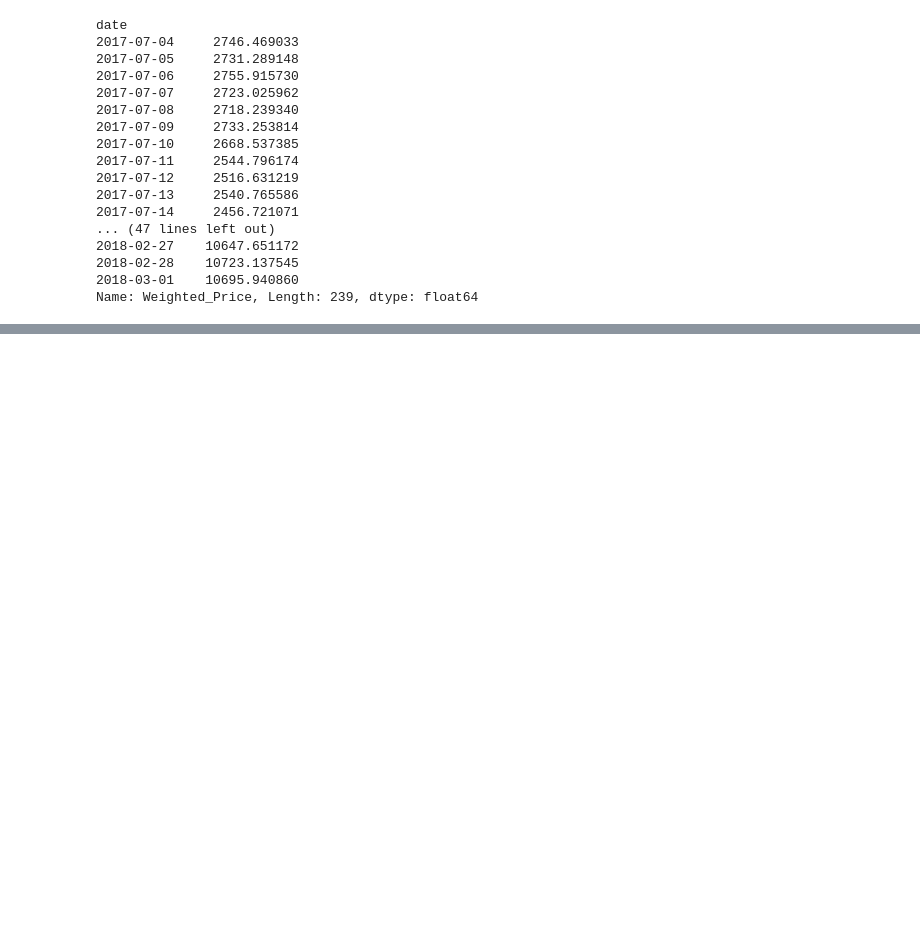
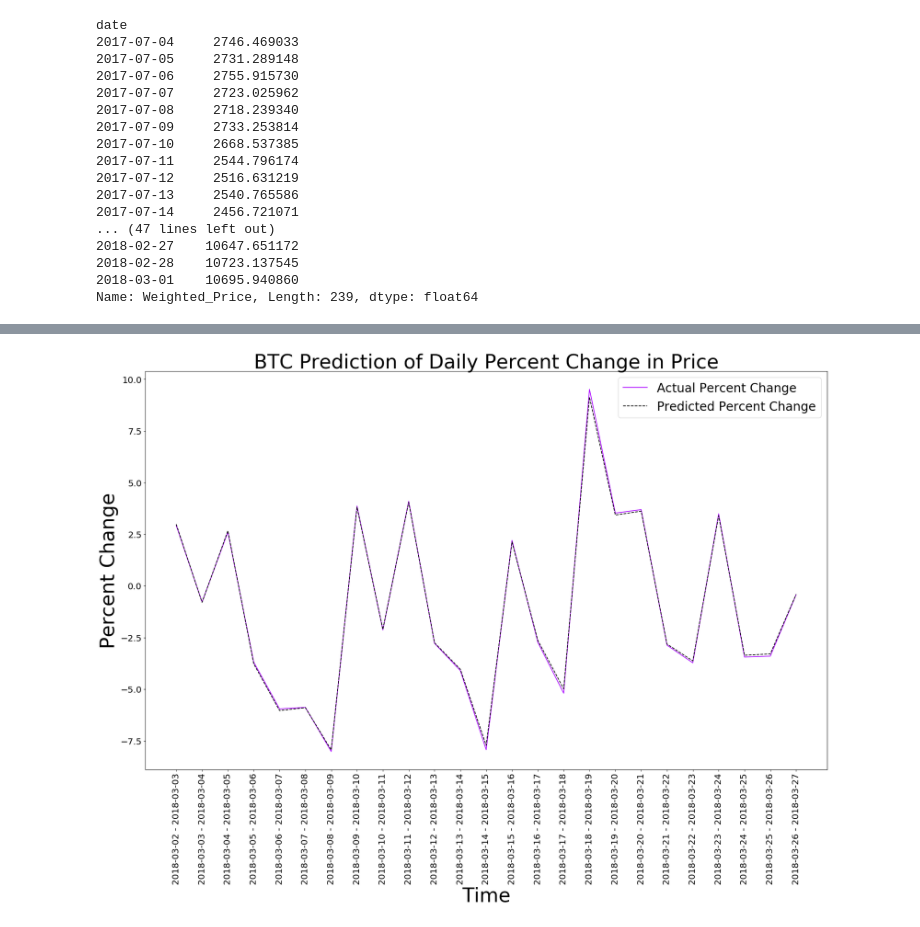
Before and after one commit to CSCI4850/S18-team2-project, a Jupyter notebook: model/RNN_Proof_of_Concept.ipynb, the cells around one changed output, grey strips where cells are left out. Cells and saved outputs as stored; diff of their text form; code cells hidden in the pictures; blank space fills up the shorter version.

```diff
--- a/model/RNN_Proof_of_Concept.ipynb
+++ b/model/RNN_Proof_of_Concept.ipynb
@@ -160,0 +164,43 @@ plt.show()
+# %%
+predicted_percent_change = [100*(e2[0] - e1[0])/e1[0] for e1, e2 in zip(predicted_BTC_price[:-1], predicted_BTC_price[1:])]
+actual_percent_change    = [100*(e2 - e1)/e1 for e1, e2 in zip(actual_prices[:-1], actual_prices[1:])]
+# %%
+plt.figure(figsize   = (25,15),
+           dpi       = 80,
+           facecolor = 'w',
+           edgecolor = 'k')
+
+ax      = plt.gca()
+
+plt.plot(actual_percent_change,
+         color = '#AA00FF',
+         label = 'Actual Percent Change')
+plt.plot(predicted_percent_change,
+         color = '#000000',
+         ls    = 'dashed',
+         label = 'Predicted Percent Change')
+
+plt.title('BTC Prediction of Daily Percent Change in Price',
+          fontsize = 40)
+
+labels  = [df_test['date'][i].strftime('%Y-%m-%d') + ' - ' + df_test['date'][i + 1].strftime('%Y-%m-%d') for i in range(len(df_test['date']) - 1)]
+
+plt.xticks([_ for _ in range(len(labels))],
+           labels,
+           rotation = 'vertical')
+
+for tick in ax.xaxis.get_major_ticks():
+    tick.label1.set_fontsize(18)
+for tick in ax.yaxis.get_major_ticks():
+    tick.label1.set_fontsize(18)
+
+plt.xlabel('Time',
+           fontsize = 40)
+plt.ylabel('Percent Change',
+           fontsize = 40)
+plt.legend(loc  = 'best',
+           prop = {'size': 25})
+
+plt.show()
+# %% [output]
+[figure, added]
```
Also changed, not shown: parts of 5 cells of this notebook.
